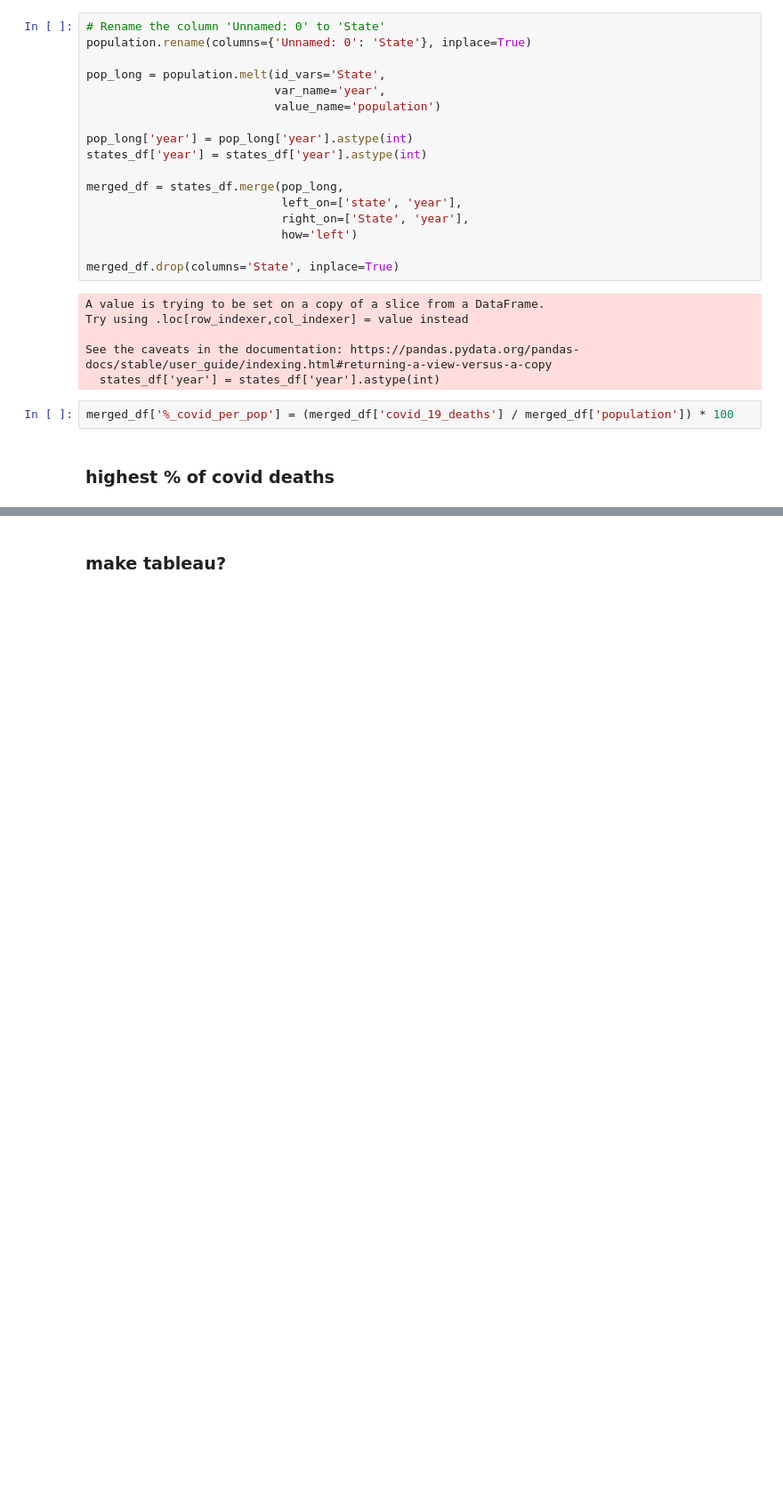
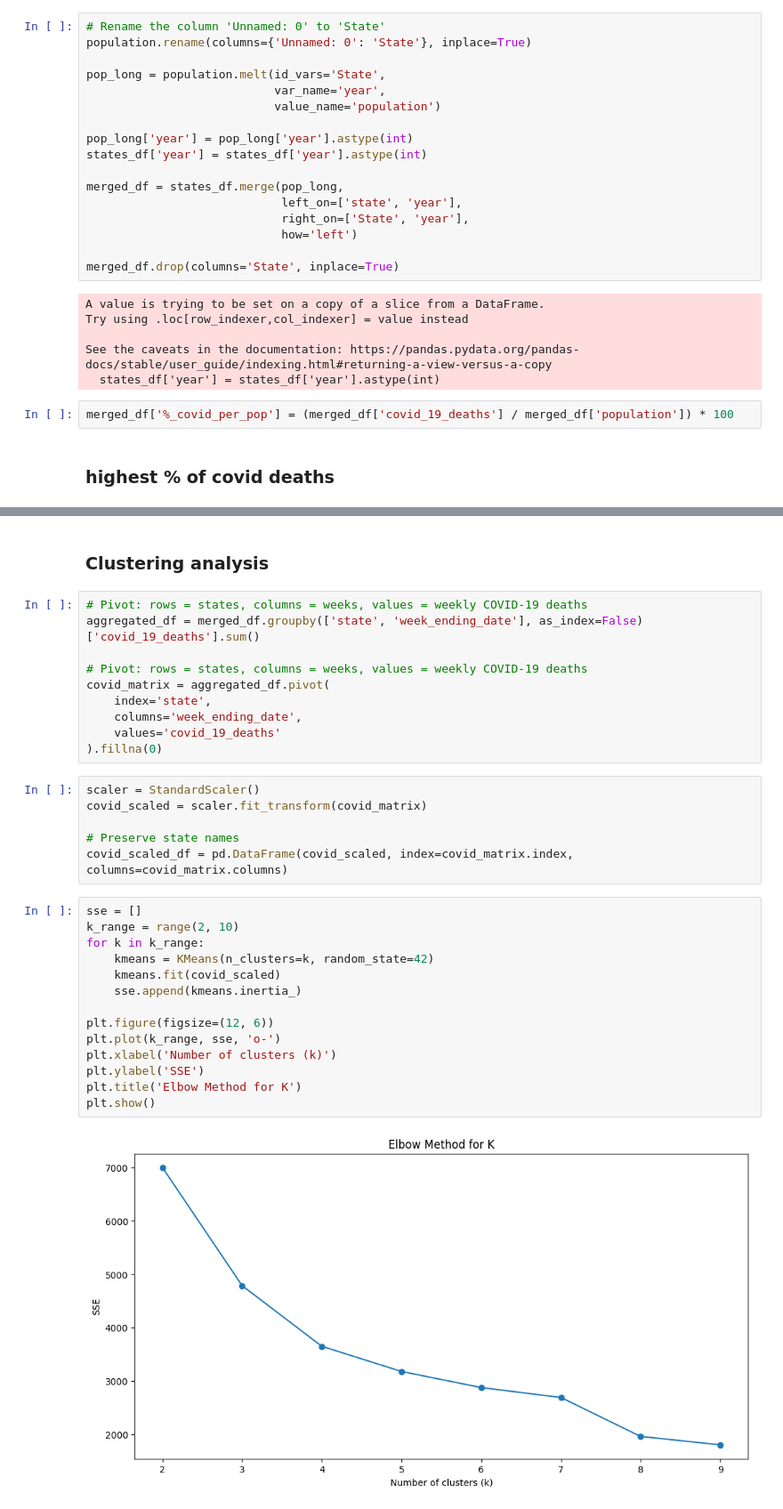
Before and after one commit to kensuke0529/CovTrends, a Jupyter notebook: hospital.ipynb, the cells around one changed output, grey strips where cells are left out. Shown at 89% size. Cells and saved outputs as stored; diff of their text form; blank space fills up the shorter version.

```diff
--- a/hospital.ipynb
+++ b/hospital.ipynb
@@ -287,3 +419,35 @@ Tennessee        0.001679
 Name: %_covid_per_pop, dtype: float64
-# %% [markdown]
-### make tableau?
+# %% [markdown]
+### Clustering analysis
+# %%
+# Pivot: rows = states, columns = weeks, values = weekly COVID-19 deaths
+aggregated_df = merged_df.groupby(['state', 'week_ending_date'], as_index=False)['covid_19_deaths'].sum()
+
+# Pivot: rows = states, columns = weeks, values = weekly COVID-19 deaths
+covid_matrix = aggregated_df.pivot(
+    index='state',
+    columns='week_ending_date',
+    values='covid_19_deaths'
+).fillna(0)
+# %%
+scaler = StandardScaler()
+covid_scaled = scaler.fit_transform(covid_matrix)
+
+# Preserve state names
+covid_scaled_df = pd.DataFrame(covid_scaled, index=covid_matrix.index, columns=covid_matrix.columns)
+# %%
+sse = []
+k_range = range(2, 10)
+for k in k_range:
+    kmeans = KMeans(n_clusters=k, random_state=42)
+    kmeans.fit(covid_scaled)
+    sse.append(kmeans.inertia_)
+
+plt.figure(figsize=(12, 6))
+plt.plot(k_range, sse, 'o-')
+plt.xlabel('Number of clusters (k)')
+plt.ylabel('SSE')
+plt.title('Elbow Method for K')
+plt.show()
+# %% [output]
+[figure, added]
```
Also changed, not shown: parts of 33 cells of this notebook, 11 other files.
